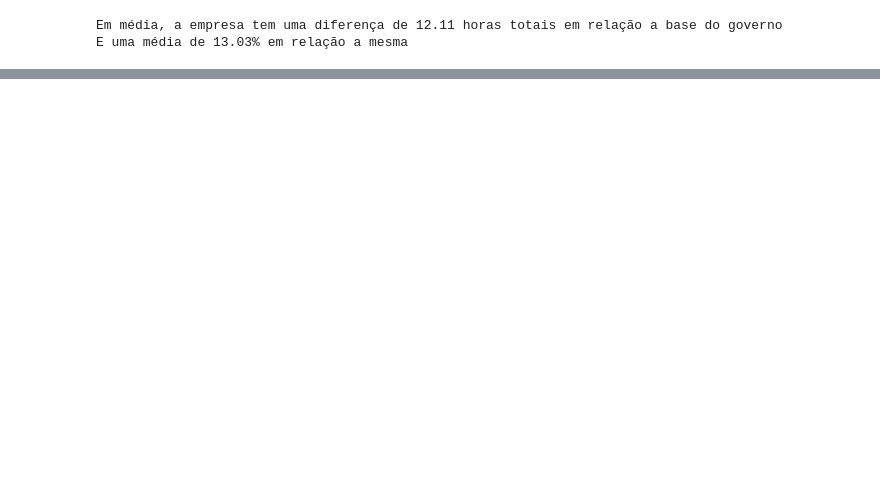
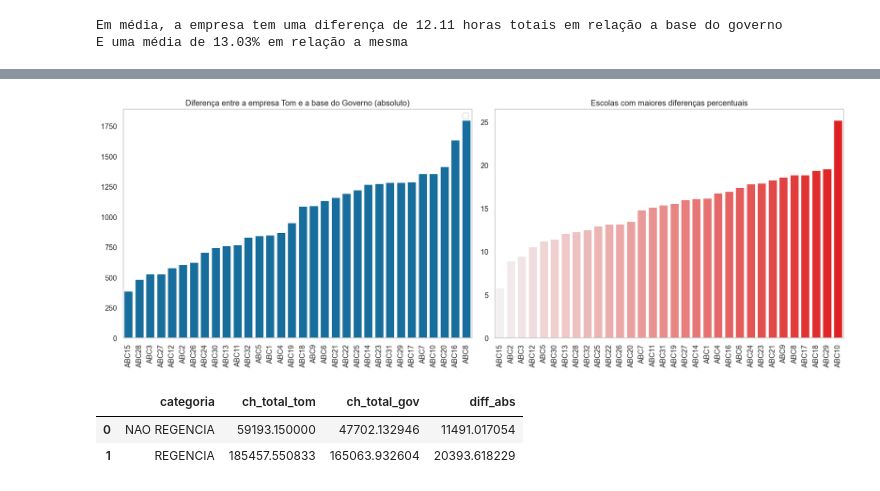
Before and after one commit to raulward/tec_case_tom_educacao, a Jupyter notebook: notebooks/main.ipynb, the cells around one changed output, grey strips where cells are left out. Saved outputs shown, nothing was run; the diff lists cells and outputs as text; code cells hidden in the pictures; blank space fills up the shorter version.

```diff
--- a/notebooks/main.ipynb
+++ b/notebooks/main.ipynb
@@ -1037,10 +1037,52 @@ schools_comp
 # %%
-fig, axes = plt.subplots(1, 2, figsize=(8, 12))
+fig, axes = plt.subplots(1, 2, figsize=(16, 6))
+ax1, ax2 = axes
 
-diff_pct_schools = schools_comp['diff_pct'].sum()
+red_palette = sns.light_palette('red', 32)
 
-x_labels_schools_abs = ['Base da Tom', 'Base do Governo']
-x_labels_schools_pct = ['Base da Tom']
+schools_comp.sort_values('diff_abs', ascending=True, inplace=True)
 
-ax1 = axes[0]
-ax2 = axes[1]
+sns.barplot(data=schools_comp, x='codigo_escola', y='diff_abs', ax=ax1)
+
+ax1.set_title('Diferença entre a empresa Tom e a base do Governo (absoluto)')
+ax1.set_xlabel('')
+ax1.set_ylabel('')
+ax1.set_xticklabels(schools_comp['codigo_escola'], rotation=90)
+ax1.legend()
+
+sns.barplot(
+    data=schools_comp.sort_values('diff_pct', ascending=True),
+    x='codigo_escola',
+    y='diff_pct',
+    palette=red_palette,
+    ax=ax2,
+)
+
+ax2.set_title('Escolas com maiores diferenças percentuais')
+ax2.set_xlabel('')
+ax2.set_ylabel('')
+ax2.set_xticklabels(ax2.get_xticklabels(), rotation=90)
+
+
+for spine in ['top','right','bottom','left']:
+    ax.spines[spine].set_visible(False)
+
+ax1.grid(False)
+ax2.grid(False)
+
+plt.tight_layout()
+plt.show()
+# %% [output]
+[figure, added]
+# %%
+regency_comp = complete.groupby('categoria').agg({
+    'ch_total_tom': 'sum',
+    'ch_total_gov': 'sum',
+    'diff_abs': 'sum',
+}).reset_index()
+
+regency_comp.sort_values('diff_abs')
+# %% [output]
+|  | categoria | ch_total_tom | ch_total_gov | diff_abs |
+| 0 | NAO REGENCIA | 59193.150000 | 47702.132946 | 11491.017054 |
+| 1 | REGENCIA | 185457.550833 | 165063.932604 | 20393.618229 |
```
Also changed, not shown: parts of 4 cells of this notebook.
